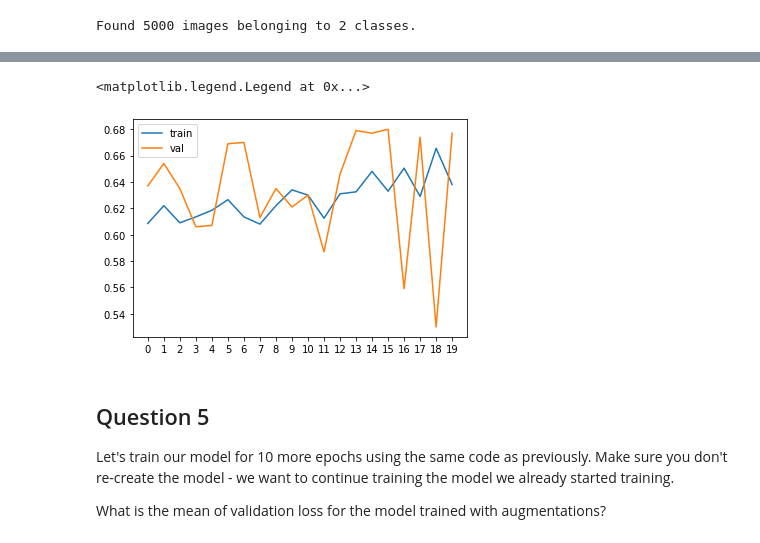
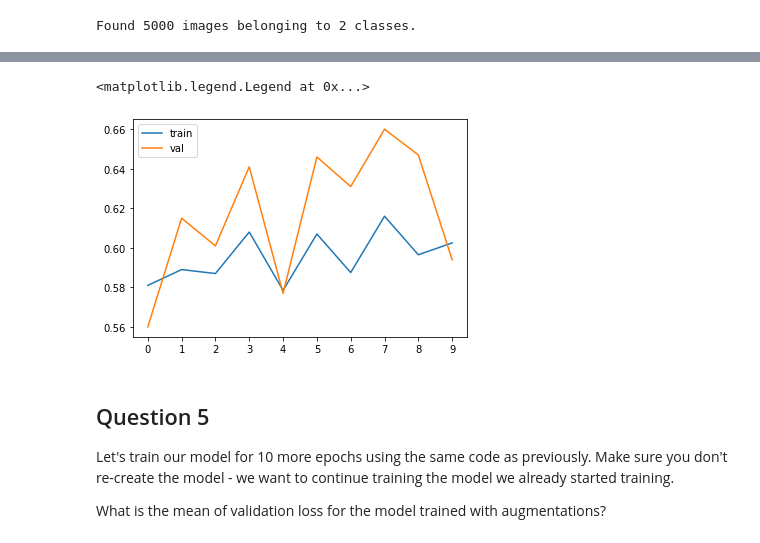
Before and after one commit to roberttflash/ml-zoomcamp, a Jupyter notebook: homework8_20211122.ipynb, the cells around one changed output, grey strips where cells are left out. Saved outputs shown, nothing was run; the diff lists cells and outputs as text; code cells hidden in the pictures.

```diff
--- a/homework8_20211122.ipynb
+++ b/homework8_20211122.ipynb
@@ -299,7 +299,7 @@ Found 5000 images belonging to 2 classes.
 history2 = model.fit(
     train_ds,
     steps_per_epoch=100,
-    epochs=20,
+    epochs=10,
     validation_data=val_ds,
     validation_steps=50
 )
@@ -324,11 +327,11 @@ Epoch 20/20
 # %%
 plt.plot(history2.history['accuracy'], label='train')
 plt.plot(history2.history['val_accuracy'], label='val')
-plt.xticks(np.arange(20))
+plt.xticks(np.arange(10))
 plt.legend()
 # %% [output]
 <matplotlib.legend.Legend at 0x...>
-[figure, old version]
+[figure, new version]
 # %% [markdown]
 ## Question 5
 
```
Also changed, not shown: parts of 8 cells of this notebook.
